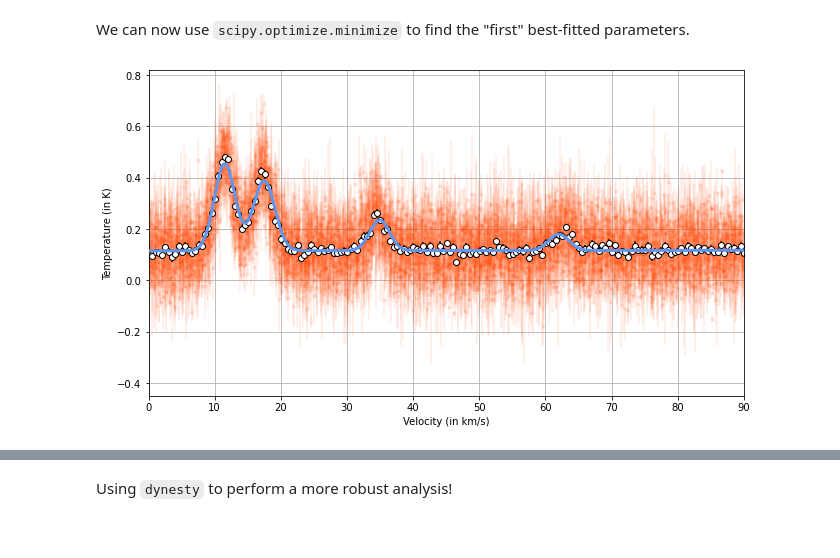
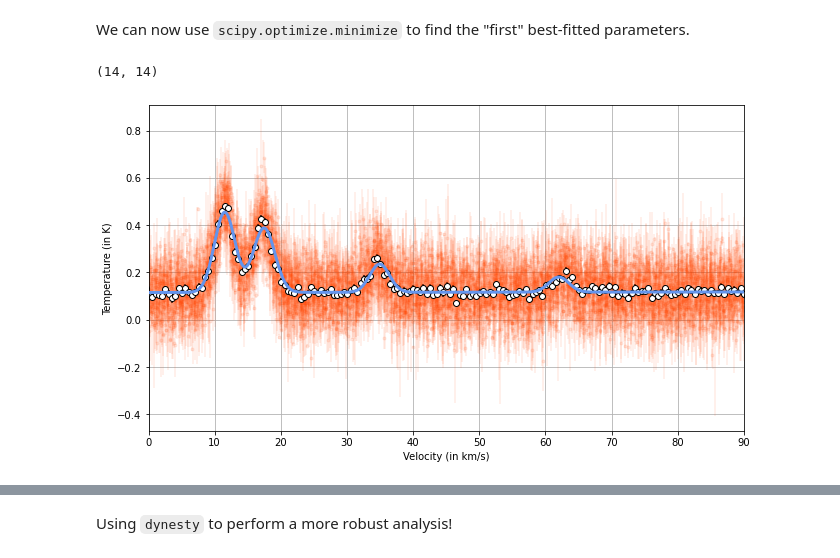
Before and after one commit to Jayshil/xs-oso, a Jupyter notebook: Onsala1.ipynb, the cells around one changed output, grey strips where cells are left out. Saved outputs shown, nothing was run; the diff lists cells and outputs as text; code cells hidden in the pictures.

```diff
--- a/Onsala1.ipynb
+++ b/Onsala1.ipynb
@@ -181,21 +188,25 @@ We can now use `scipy.optimize.minimize` to find the "first" best-fitted paramet
 # %%
 xinit = np.array([0., 0.1, 0.4, 0.3, 0.13, 0.1,\
      11000, 18000, 35000, 62000, 1.5*1000, 1.5*1000, 1.5*1000, 1.5*1000])
 soln = minimize(chi_sqrd, x0=xinit, method='BFGS')
+
+hess = soln.hess_inv
+print(hess.shape)
 
 vall = np.linspace(np.min(velo_avg), np.max(velo_avg), 10000)
 best_fit = model(vall, *soln.x)
 
 plt.figure(figsize=(16/1.5, 9/1.5))
 plt.errorbar(velo_avg/1e3, temp_avg, yerr=temp_err, fmt='.', c='orangered', alpha=0.1)
 plt.errorbar(velo_bin/1e3, temp_bin, yerr=temp_err_bin, fmt='o', mfc='white', c='black')
 plt.plot(vall/1e3, best_fit, c='cornflowerblue', lw=3, zorder=5)
 plt.xlabel('Velocity (in km/s)')
 plt.ylabel('Temperature (in K)')
 plt.xlim([0, 90])
 plt.grid()
 # %% [output]
+(14, 14)
-[figure, old version]
+[figure, new version]
 # %%
 # Printing the results:
 print(soln.x)
```
Also changed, not shown: parts of 9 cells of this notebook, 1 other file.
